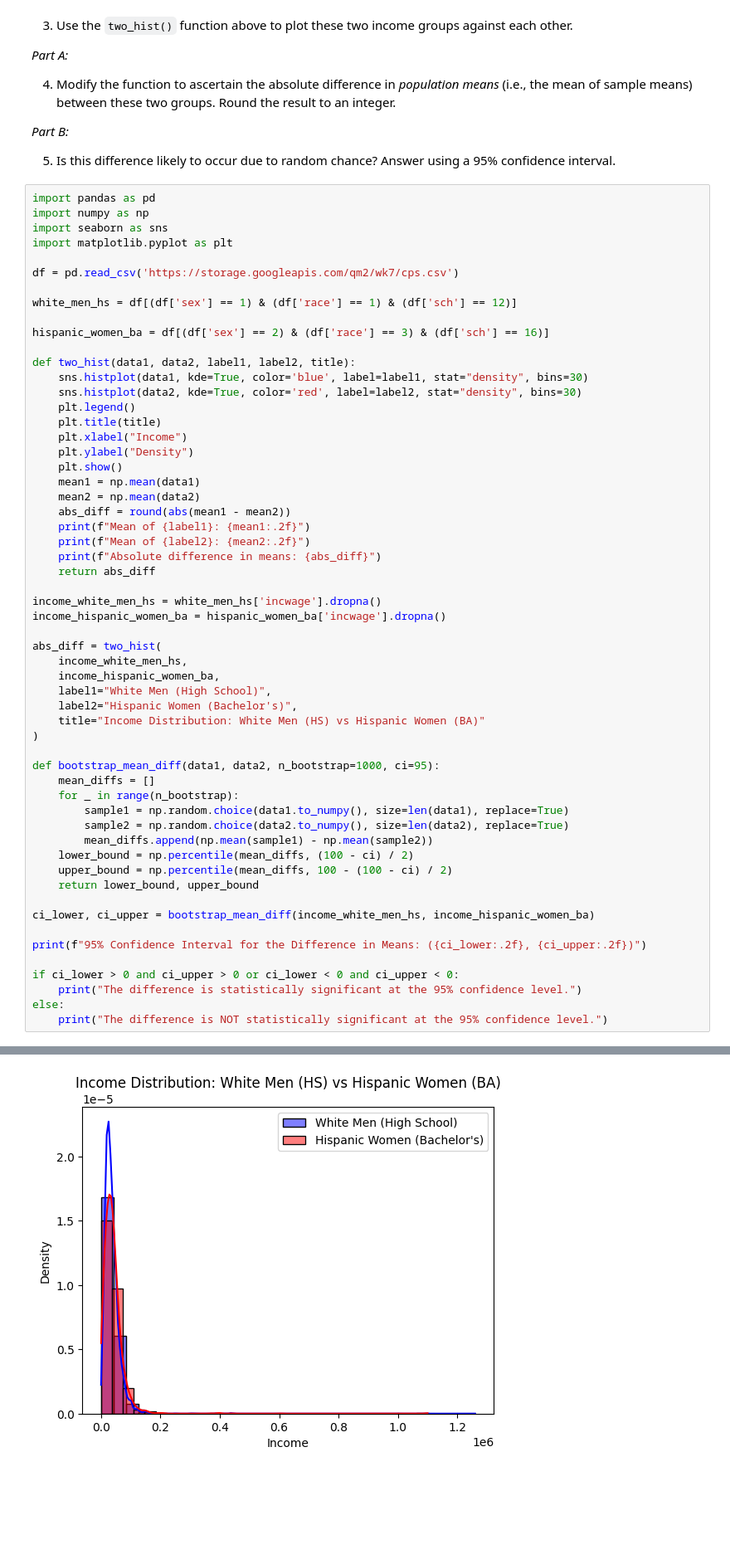
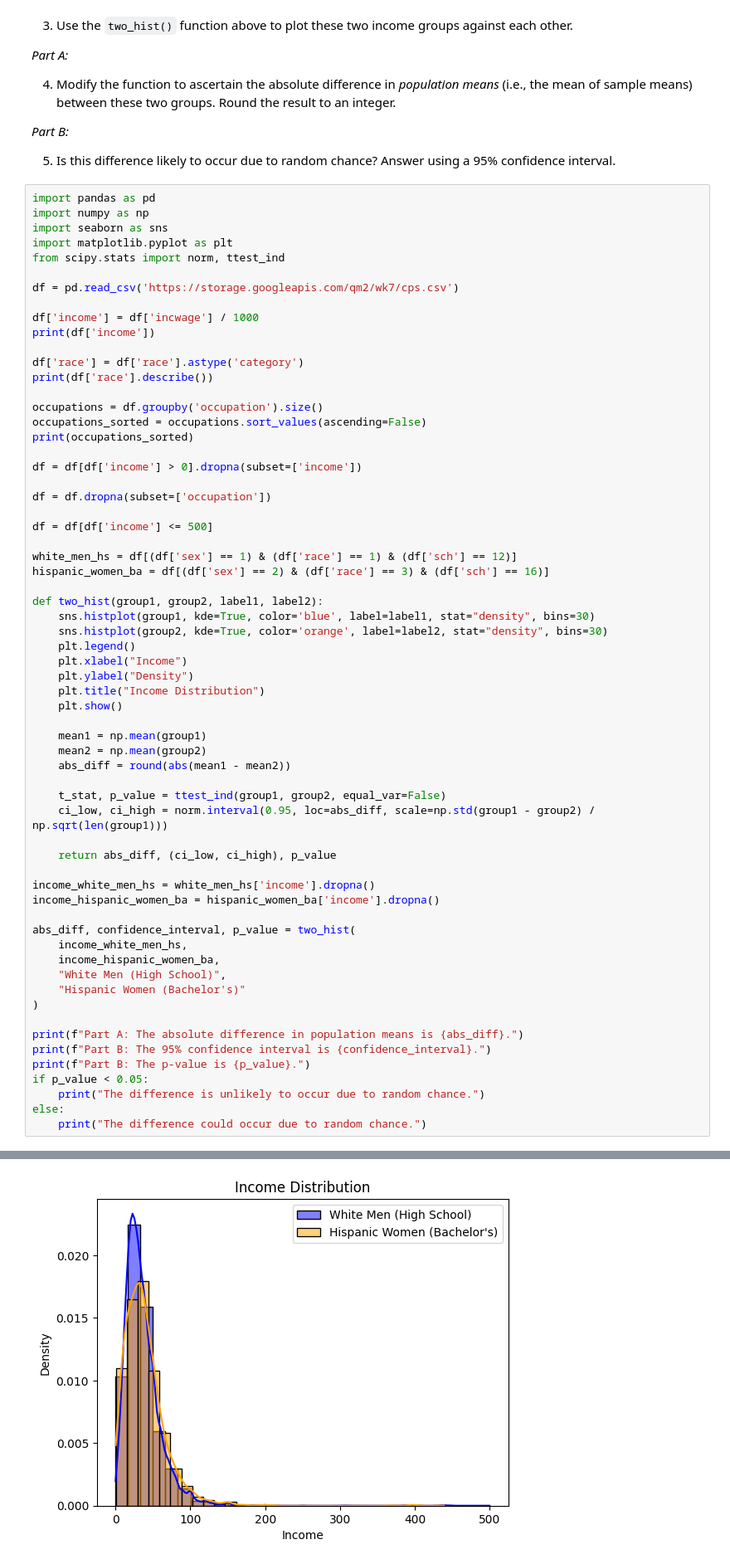
Before and after one commit to james0206-666/QM2-2024, a Jupyter notebook: W5_Distributions_and_Basic_Statistics.ipynb, the cells around one changed output, grey strips where cells are left out. Shown at 83% size. Cells and saved outputs as stored; diff of their text form; blank space fills up the shorter version.

```diff
--- a/W5_Distributions_and_Basic_Statistics.ipynb
+++ b/W5_Distributions_and_Basic_Statistics.ipynb
@@ -543,56 +543,62 @@ import pandas as pd
 import numpy as np
 import seaborn as sns
 import matplotlib.pyplot as plt
+from scipy.stats import norm, ttest_ind
 
 df = pd.read_csv('https://storage.googleapis.com/qm2/wk7/cps.csv')
 
+df['income'] = df['incwage'] / 1000
+print(df['income'])
+
+df['race'] = df['race'].astype('category')
+print(df['race'].describe())
+
+occupations = df.groupby('occupation').size()
+occupations_sorted = occupations.sort_values(ascending=False)
+print(occupations_sorted)
+
+df = df[df['income'] > 0].dropna(subset=['income'])
+
+df = df.dropna(subset=['occupation'])
+
+df = df[df['income'] <= 500]
+
 white_men_hs = df[(df['sex'] == 1) & (df['race'] == 1) & (df['sch'] == 12)]
-
 hispanic_women_ba = df[(df['sex'] == 2) & (df['race'] == 3) & (df['sch'] == 16)]
 
-def two_hist(data1, data2, label1, label2, title):
-    sns.histplot(data1, kde=True, color='blue', label=label1, stat="density", bins=30)
-    sns.histplot(data2, kde=True, color='red', label=label2, stat="density", bins=30)
+def two_hist(group1, group2, label1, label2):
+    sns.histplot(group1, kde=True, color='blue', label=label1, stat="density", bins=30)
+    sns.histplot(group2, kde=True, color='orange', label=label2, stat="density", bins=30)
     plt.legend()
-    plt.title(title)
     plt.xlabel("Income")
     plt.ylabel("Density")
+    plt.title("Income Distribution")
     plt.show()
-    mean1 = np.mean(data1)
-    mean2 = np.mean(data2)
+
+    mean1 = np.mean(group1)
+    mean2 = np.mean(group2)
     abs_diff = round(abs(mean1 - mean2))
-    print(f"Mean of {label1}: {mean1:.2f}")
-    print(f"Mean of {label2}: {mean2:.2f}")
-    print(f"Absolute difference in means: {abs_diff}")
-    return abs_diff
 
-income_white_men_hs = white_men_hs['incwage'].dropna()
-income_hispanic_women_ba = hispanic_women_ba['incwage'].dropna()
+    t_stat, p_value = ttest_ind(group1, group2, equal_var=False)
+    ci_low, ci_high = norm.interval(0.95, loc=abs_diff, scale=np.std(group1 - group2) / np.sqrt(len(group1)))
 
-abs_diff = two_hist(
+    return abs_diff, (ci_low, ci_high), p_value
+
+income_white_men_hs = white_men_hs['income'].dropna()
+income_hispanic_women_ba = hispanic_women_ba['income'].dropna()
+
+abs_diff, confidence_interval, p_value = two_hist(
     income_white_men_hs,
     income_hispanic_women_ba,
-    label1="White Men (High School)",
-    label2="Hispanic Women (Bachelor's)",
-    title="Income Distribution: White Men (HS) vs Hispanic Women (BA)"
+    "White Men (High School)",
+    "Hispanic Women (Bachelor's)"
 )
 
-def bootstrap_mean_diff(data1, data2, n_bootstrap=1000, ci=95):
-    mean_diffs = []
-    for _ in range(n_bootstrap):
-        sample1 = np.random.choice(data1.to_numpy(), size=len(data1), replace=True)
-        sample2 = np.random.choice(data2.to_numpy(), size=len(data2), replace=True)
-        mean_diffs.append(np.mean(sample1) - np.mean(sample2))
-    lower_bound = np.percentile(mean_diffs, (100 - ci) / 2)
-    upper_bound = np.percentile(mean_diffs, 100 - (100 - ci) / 2)
-    return lower_bound, upper_bound
-
-ci_lower, ci_upper = bootstrap_mean_diff(income_white_men_hs, income_hispanic_women_ba)
-
-print(f"95% Confidence Interval for the Difference in Means: ({ci_lower:.2f}, {ci_upper:.2f})")
-
-if ci_lower > 0 and ci_upper > 0 or ci_lower < 0 and ci_upper < 0:
-    print("The difference is statistically significant at the 95% confidence level.")
+print(f"Part A: The absolute difference in population means is {abs_diff}.")
+print(f"Part B: The 95% confidence interval is {confidence_interval}.")
+print(f"Part B: The p-value is {p_value}.")
+if p_value < 0.05:
+    print("The difference is unlikely to occur due to random chance.")
 else:
-    print("The difference is NOT statistically significant at the 95% confidence level.")
+    print("The difference could occur due to random chance.")
 # %% [output]
@@ -599 +622 @@ else:
-[figure, old version]
+[figure, new version]
```
Also changed, not shown: parts of 1 cell of this notebook.
